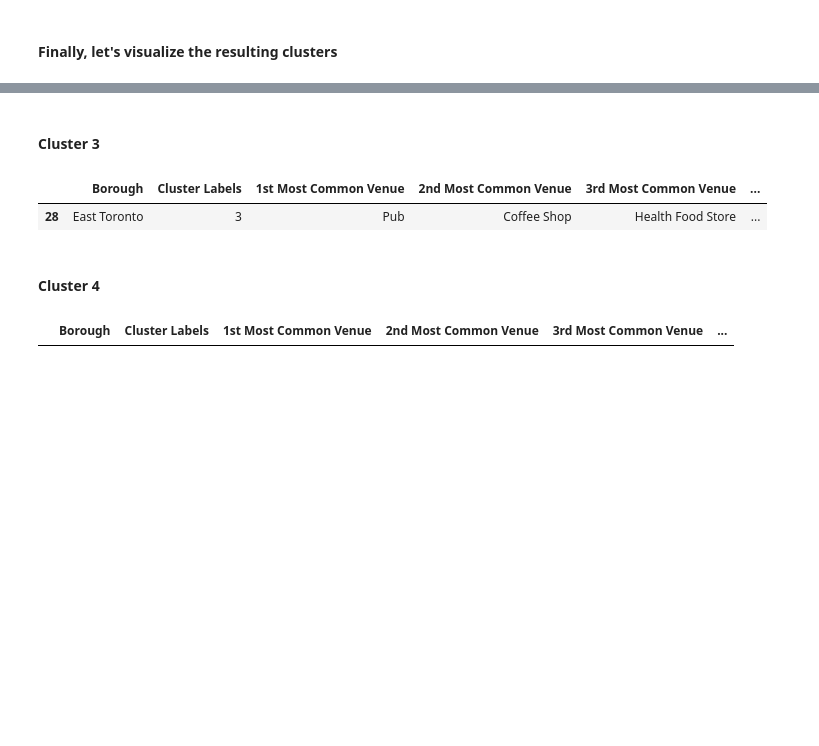
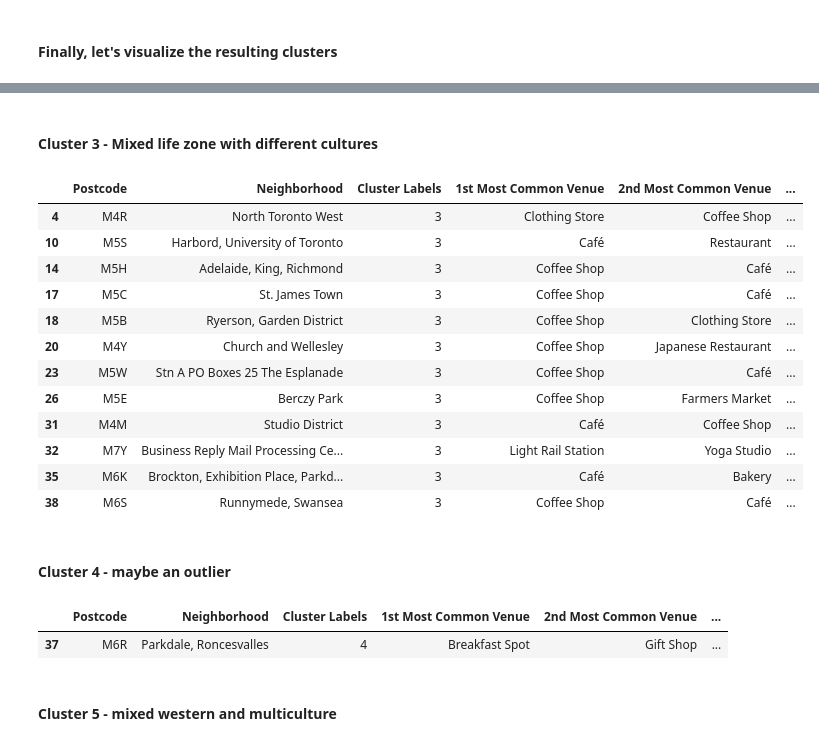
Before and after one commit to liangyiteng888/Coursera_Capstone, a Jupyter notebook: Toronto_Neighborhood_Modelling.ipynb, the cells around one changed output, grey strips where cells are left out. Drawn from its saved outputs; the diff is of its cells as text; code cells hidden in the pictures; blank space fills up the shorter version.

```diff
--- a/Toronto_Neighborhood_Modelling.ipynb
+++ b/Toronto_Neighborhood_Modelling.ipynb
@@ -254,7 +255,8 @@ Toronto_venues = Toronto_venues.drop(Toronto_venues[['Neighborhood' in i for i i
 # %% [markdown]
 Show the number of venues obtained for each of the neighborhood
 # %%
-Toronto_venues.groupby('Neighborhood')['Venue'].count().reset_index(name = 'Number of venues')
+Toronto_venues_count = Toronto_venues.groupby('Neighborhood')['Venue'].count().reset_index(name = 'Number of venues')
+Toronto_venues_count
 # %% [output]
 |  | Neighborhood | Number of venues |
 | 0 | Adelaide, King, Richmond | 99 |
@@ -275,0 +280,4 @@ Toronto_venues.groupby('Neighborhood')['Venue'].count().reset_index(name = 'Numb
+# %%
+Neighborhoods_not_enough_venues = Toronto_venues_count[Toronto_venues_count['Number of venues'] >=10]['Neighborhood'].values
+Toronto_venues_cleaned = Toronto_venues[Toronto_venues['Neighborhood'].isin(Neighborhoods_not_enough_venues)]
+Toronto_venues_cleaned.groupby('Neighborhood')['Venue'].count().reset_index(name = 'Number of venues')
@@ -283,10 +309,10 @@ There are 237 uniques categories.
 Used one hot encoding to transform the venue categories into 0/1 numbers needed as input for the clustering modelling
 # %%
 # one hot encoding
-Toronto_onehot = pd.get_dummies(Toronto_venues[['Venue Category']], prefix="", prefix_sep="")
+Toronto_onehot = pd.get_dummies(Toronto_venues_cleaned[['Venue Category']], prefix="", prefix_sep="")
 
 # add neighborhood column back to dataframe
-Toronto_onehot['Neighborhood'] = Toronto_venues['Neighborhood']
+Toronto_onehot['Neighborhood'] = Toronto_venues_cleaned['Neighborhood']
 
 # move neighborhood column to the first column
 fixed_columns = [Toronto_onehot.columns[-1]] + list(Toronto_onehot.columns[:-1])
@@ -402,7 +428,7 @@ neighborhoods_venues_sorted.head()
 Run *k*-means to cluster the neighborhood into 5 clusters.
 # %%
 # set number of clusters
-kclusters = 4
+kclusters = 7
 
 Toronto_grouped_clustering = Toronto_grouped.drop('Neighborhood', 1)
 
@@ -515,13 +533,27 @@ toronto_merged.loc[toronto_merged['Cluster Labels'] == 2, toronto_merged.columns
 # %% [markdown]
-#### Cluster 3
+#### Cluster 3 - Mixed life zone with different cultures
 # %%
-toronto_merged.loc[toronto_merged['Cluster Labels'] == 3, toronto_merged.columns[[1] + list(range(5, toronto_merged.shape[1]))]]
+toronto_merged.loc[toronto_merged['Cluster Labels'] == 3, toronto_merged.columns[[0,2] + list(range(5, toronto_merged.shape[1]))]]
 # %% [output]
-|  | Borough | Cluster Labels | 1st Most Common Venue | 2nd Most Common Venue | 3rd Most Common Venue | ... |
-| 28 | East Toronto | 3 | Pub | Coffee Shop | Health Food Store | ... |
+|  | Postcode | Neighborhood | Cluster Labels | 1st Most Common Venue | 2nd Most Common Venue | ... |
+| 4 | M4R | North Toronto West | 3 | Clothing Store | Coffee Shop | ... |
+| 10 | M5S | Harbord, University of Toronto | 3 | Café | Restaurant | ... |
+| 14 | M5H | Adelaide, King, Richmond | 3 | Coffee Shop | Café | ... |
+| 17 | M5C | St. James Town | 3 | Coffee Shop | Café | ... |
+| 18 | M5B | Ryerson, Garden District | 3 | Coffee Shop | Clothing Store | ... |
+| 20 | M4Y | Church and Wellesley | 3 | Coffee Shop | Japanese Restaurant | ... |
+| 23 | M5W | Stn A PO Boxes 25 The Esplanade | 3 | Coffee Shop | Café | ... |
+| 26 | M5E | Berczy Park | 3 | Coffee Shop | Farmers Market | ... |
+| 31 | M4M | Studio District | 3 | Café | Coffee Shop | ... |
+| 32 | M7Y | Business Reply Mail Processing Ce... | 3 | Light Rail Station | Yoga Studio | ... |
+| 35 | M6K | Brockton, Exhibition Place, Parkd... | 3 | Café | Bakery | ... |
+| 38 | M6S | Runnymede, Swansea | 3 | Coffee Shop | Café | ... |
 # %% [markdown]
-#### Cluster 4
+#### Cluster 4 - maybe an outlier
 # %%
-toronto_merged.loc[toronto_merged['Cluster Labels'] == 4, toronto_merged.columns[[1] + list(range(5, toronto_merged.shape[1]))]]
+toronto_merged.loc[toronto_merged['Cluster Labels'] == 4, toronto_merged.columns[[0,2] + list(range(5, toronto_merged.shape[1]))]]
 # %% [output]
-|  | Borough | Cluster Labels | 1st Most Common Venue | 2nd Most Common Venue | 3rd Most Common Venue | ... |
+|  | Postcode | Neighborhood | Cluster Labels | 1st Most Common Venue | 2nd Most Common Venue | ... |
+| 37 | M6R | Parkdale, Roncesvalles | 4 | Breakfast Spot | Gift Shop | ... |
+# %% [markdown]
+#### Cluster 5 - mixed western and multiculture
```
Also changed, not shown: parts of 27 cells of this notebook.
